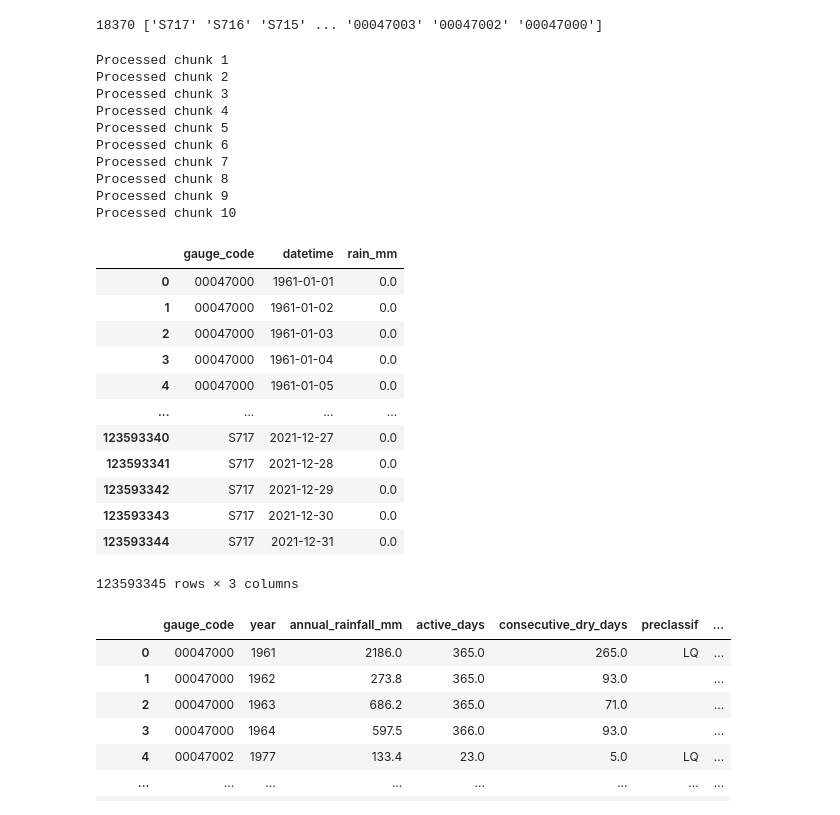
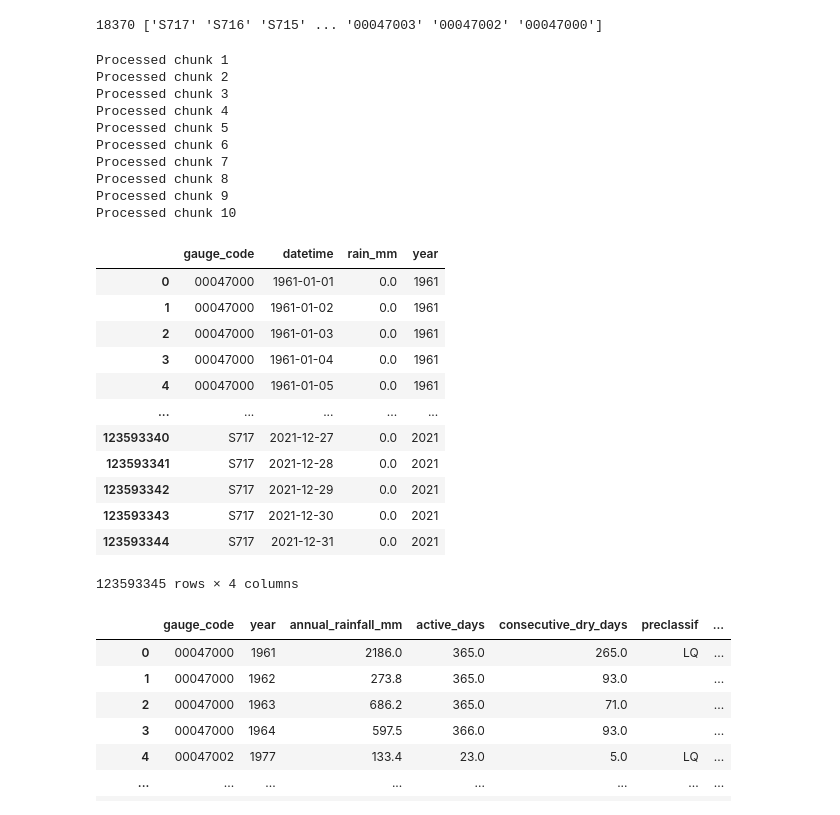
Before and after one commit to LARHENA/UFPB_Brain-D, a Jupyter notebook: Scripts e Dados/2.6 - Quality Control (data deletion).ipynb, the cells around one changed output. Cells and saved outputs as stored; diff of their text form; code cells hidden in the pictures.

```diff
--- a/Scripts e Dados/2.6 - Quality Control (data deletion).ipynb
+++ b/Scripts e Dados/2.6 - Quality Control (data deletion).ipynb
@@ -40,39 +40,39 @@ print(len(station_list), station_list) # len()
 # %%
 df_data = pd.DataFrame()  # Initialize an empty DataFrame
 
 count = 0
 # Read the HDF file in chunks
 for chunk in pd.read_hdf(file_path, key='table_data_filtered', encoding='utf-8', chunksize=12400000, iterator=True):
     chunk = chunk[chunk['gauge_code'].isin(station_list)]
     if df_data.empty:
         df_data = chunk.copy(deep=True)  # If this is the first chunk, assign it directly to df_data
     else:
         df_data = pd.concat([df_data, chunk], ignore_index=True)
     count = count + 1
     print(f"Processed chunk {count}")
-df_data['year'] = pd.to_datetime(df_data['date']).dt.year
+df_data['year'] = pd.to_datetime(df_data['datetime']).dt.year
 df_data
 # %% [output]
 Processed chunk 1
 Processed chunk 2
 Processed chunk 3
 Processed chunk 4
 Processed chunk 5
 Processed chunk 6
 Processed chunk 7
 Processed chunk 8
 Processed chunk 9
 Processed chunk 10
-|  | gauge_code | datetime | rain_mm |
-| 0 | 00047000 | 1961-01-01 | 0.0 |
-| 1 | 00047000 | 1961-01-02 | 0.0 |
-| 2 | 00047000 | 1961-01-03 | 0.0 |
-| 3 | 00047000 | 1961-01-04 | 0.0 |
-| 4 | 00047000 | 1961-01-05 | 0.0 |
-| ... | ... | ... | ... |
-| 123593340 | S717 | 2021-12-27 | 0.0 |
-| 123593341 | S717 | 2021-12-28 | 0.0 |
-| 123593342 | S717 | 2021-12-29 | 0.0 |
-| 123593343 | S717 | 2021-12-30 | 0.0 |
-| 123593344 | S717 | 2021-12-31 | 0.0 |
+|  | gauge_code | datetime | rain_mm | year |
+| 0 | 00047000 | 1961-01-01 | 0.0 | 1961 |
+| 1 | 00047000 | 1961-01-02 | 0.0 | 1961 |
+| 2 | 00047000 | 1961-01-03 | 0.0 | 1961 |
+| 3 | 00047000 | 1961-01-04 | 0.0 | 1961 |
+| 4 | 00047000 | 1961-01-05 | 0.0 | 1961 |
+| ... | ... | ... | ... | ... |
+| 123593340 | S717 | 2021-12-27 | 0.0 | 2021 |
+| 123593341 | S717 | 2021-12-28 | 0.0 | 2021 |
+| 123593342 | S717 | 2021-12-29 | 0.0 | 2021 |
+| 123593343 | S717 | 2021-12-30 | 0.0 | 2021 |
+| 123593344 | S717 | 2021-12-31 | 0.0 | 2021 |
-123593345 rows × 3 columns
+123593345 rows × 4 columns
```
Also changed, not shown: parts of 12 cells of this notebook, 5 other files.
